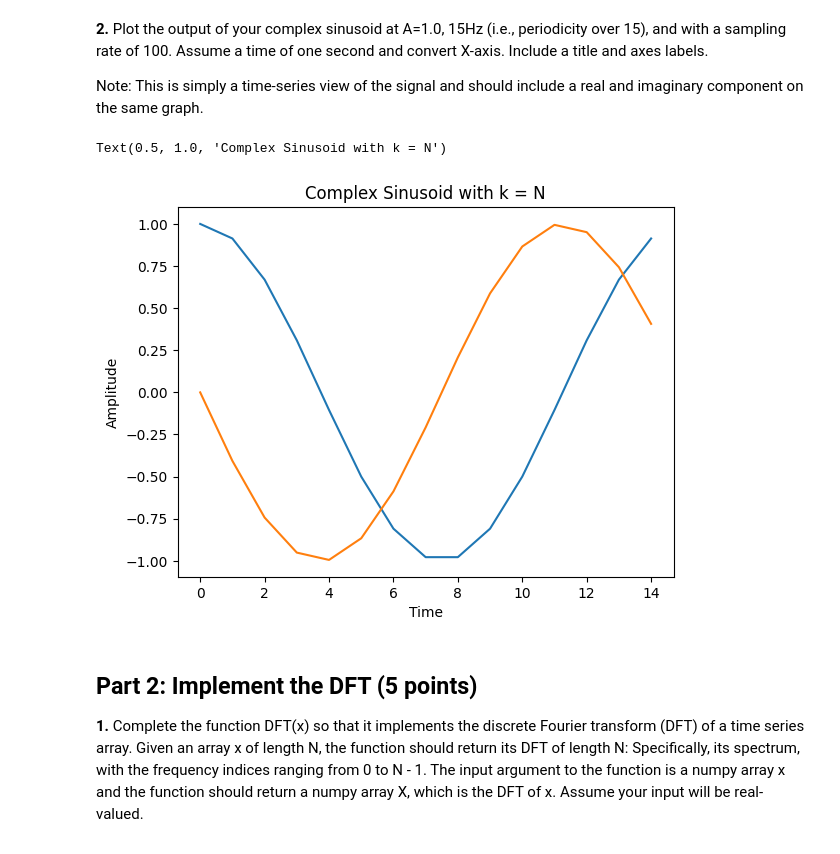
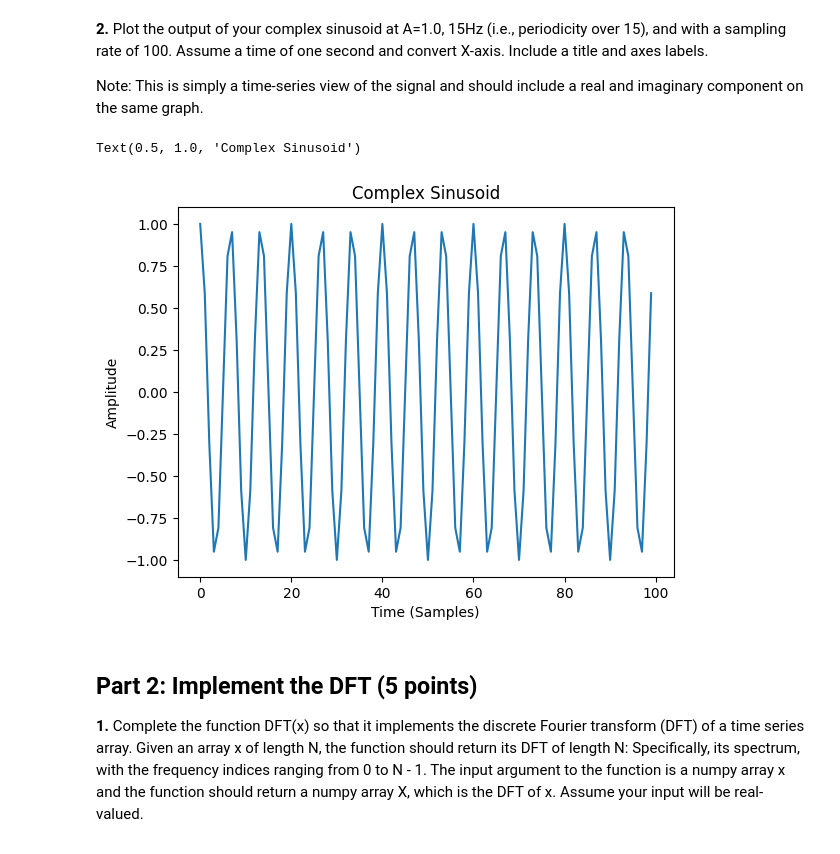
Before and after one commit to MrSesameSeed/AudioTechII, a Jupyter notebook: HW/HW2.ipynb, the cells around one changed output. Drawn from its saved outputs; the diff is of its cells as text; code cells hidden in the pictures.

```diff
--- a/HW/HW2.ipynb
+++ b/HW/HW2.ipynb
@@ -50,18 +51,15 @@ array([ 1.        +0.j        ,  0.30901699-0.95105652j,
 
 Note: This is simply a time-series view of the signal and should include a real and imaginary component on the same graph.
 # %%
-k = 15
-N = k
-n = np.arange(0,N)
-toPlot = cSine(1, N)
+dataPlot = cSine(15, 100)
 
-plt.plot(n, np.real(toPlot), n, np.imag(toPlot))
-plt.xlabel('Time')
+plt.plot(dataPlot)
+plt.xlabel('Time (Samples)')
 plt.ylabel('Amplitude')
-plt.title('Complex Sinusoid with k = N')
+plt.title('Complex Sinusoid')
 # %% [output]
-Text(0.5, 1.0, 'Complex Sinusoid with k = N')
+Text(0.5, 1.0, 'Complex Sinusoid')
-[figure, old version]
+[figure, new version]
 # %% [markdown]
 ## Part 2: Implement the DFT (5 points)
 
```
Also changed, not shown: parts of 7 cells of this notebook.
